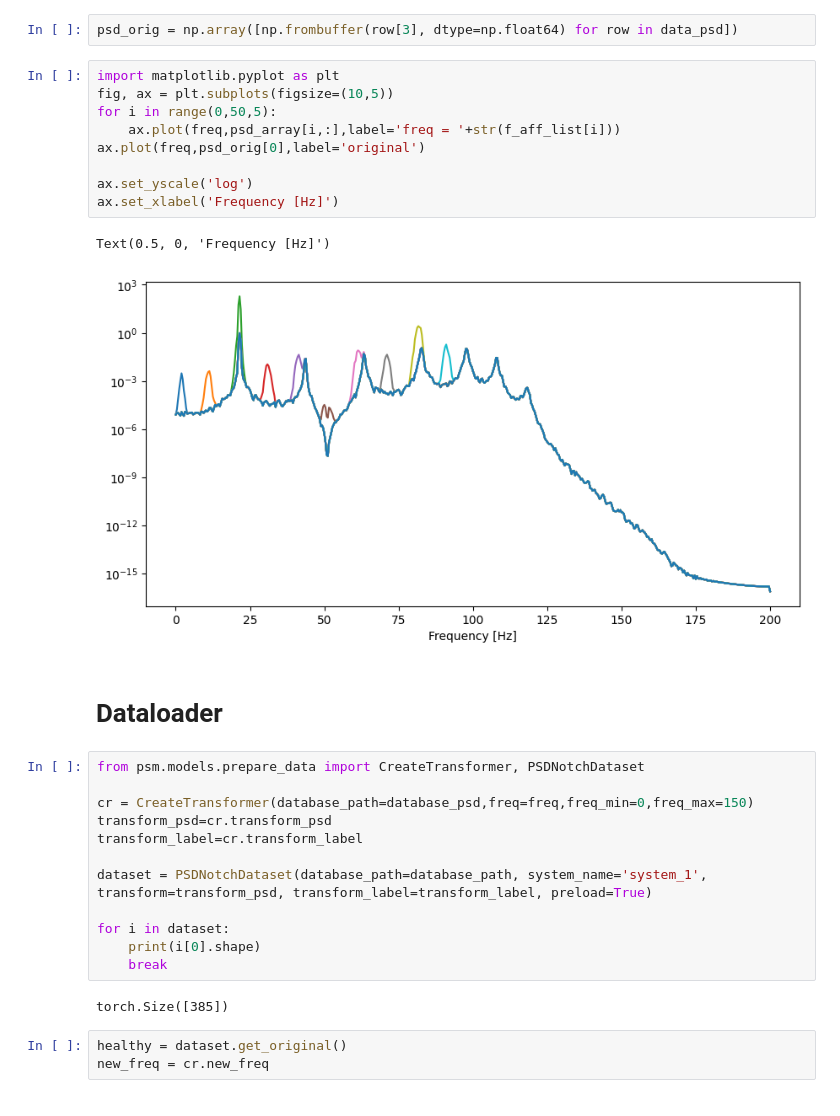
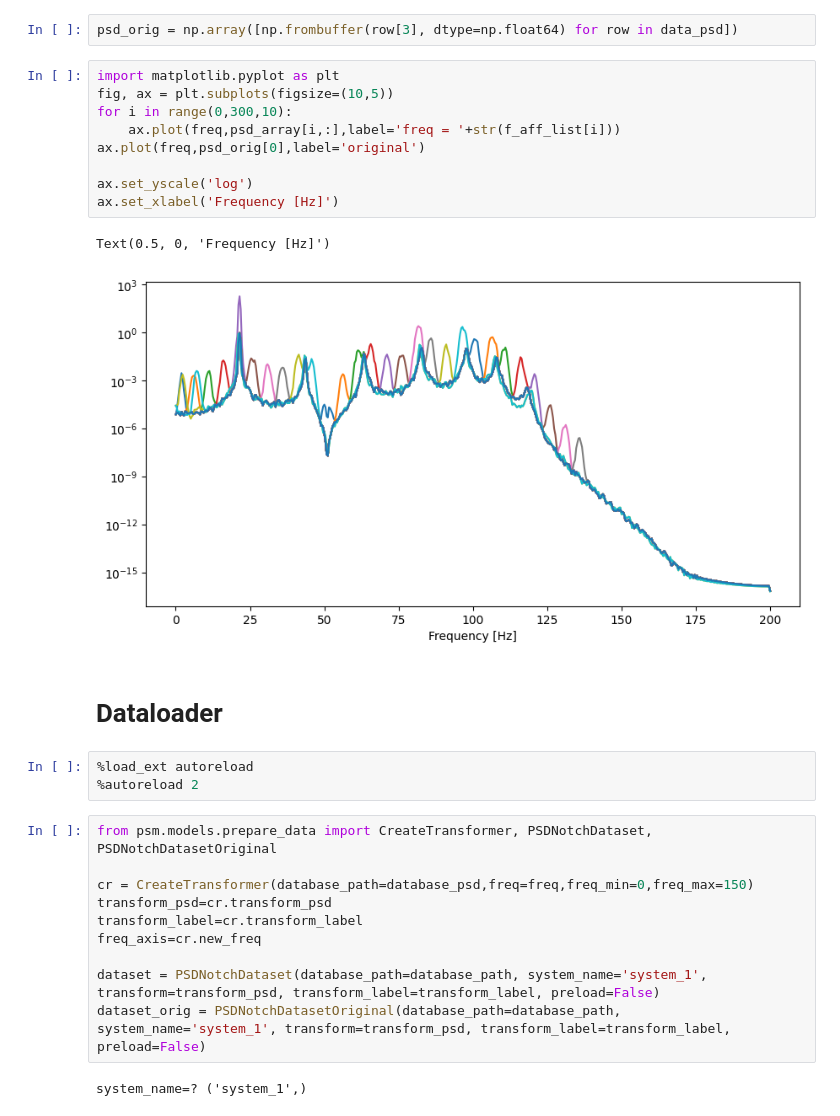
Before and after one commit to YacineBelHadj/PSHM_mdof, a Jupyter notebook: notebooks/Virtual_anomaly_synthesis/checking_VAS.ipynb, the cells around one changed output. Cells and saved outputs as stored; diff of their text form.

```diff
--- a/notebooks/Virtual_anomaly_synthesis/checking_VAS.ipynb
+++ b/notebooks/Virtual_anomaly_synthesis/checking_VAS.ipynb
@@ -69,31 +53,29 @@ psd_orig = np.array([np.frombuffer(row[3], dtype=np.float64) for row in data_psd
 # %%
 import matplotlib.pyplot as plt
 fig, ax = plt.subplots(figsize=(10,5))
-for i in range(0,50,5):
+for i in range(0,300,10):
     ax.plot(freq,psd_array[i,:],label='freq = '+str(f_aff_list[i]))
 ax.plot(freq,psd_orig[0],label='original')
 
 ax.set_yscale('log')
 ax.set_xlabel('Frequency [Hz]')
 # %% [output]
 Text(0.5, 0, 'Frequency [Hz]')
-[figure, old version]
+[figure, new version]
 # %% [markdown]
 # Dataloader
+# %%
+%load_ext autoreload
+%autoreload 2
 # %%
-from psm.models.prepare_data import CreateTransformer, PSDNotchDataset
+from psm.models.prepare_data import CreateTransformer, PSDNotchDataset, PSDNotchDatasetOriginal
 
 cr = CreateTransformer(database_path=database_psd,freq=freq,freq_min=0,freq_max=150)
 transform_psd=cr.transform_psd
 transform_label=cr.transform_label
+freq_axis=cr.new_freq
 
-dataset = PSDNotchDataset(database_path=database_path, system_name='system_1', transform=transform_psd, transform_label=transform_label, preload=True)
-
-for i in dataset:
-    print(i[0].shape)
-    break
+dataset = PSDNotchDataset(database_path=database_path, system_name='system_1', transform=transform_psd, transform_label=transform_label, preload=False)
+dataset_orig = PSDNotchDatasetOriginal(database_path=database_path, system_name='system_1', transform=transform_psd, transform_label=transform_label, preload=False)
 # %% [output]
-torch.Size([385])
+system_name=? ('system_1',)
-# %%
-healthy = dataset.get_original()
-new_freq = cr.new_freq
```
Also changed, not shown: parts of 6 cells of this notebook, 31 other files.
